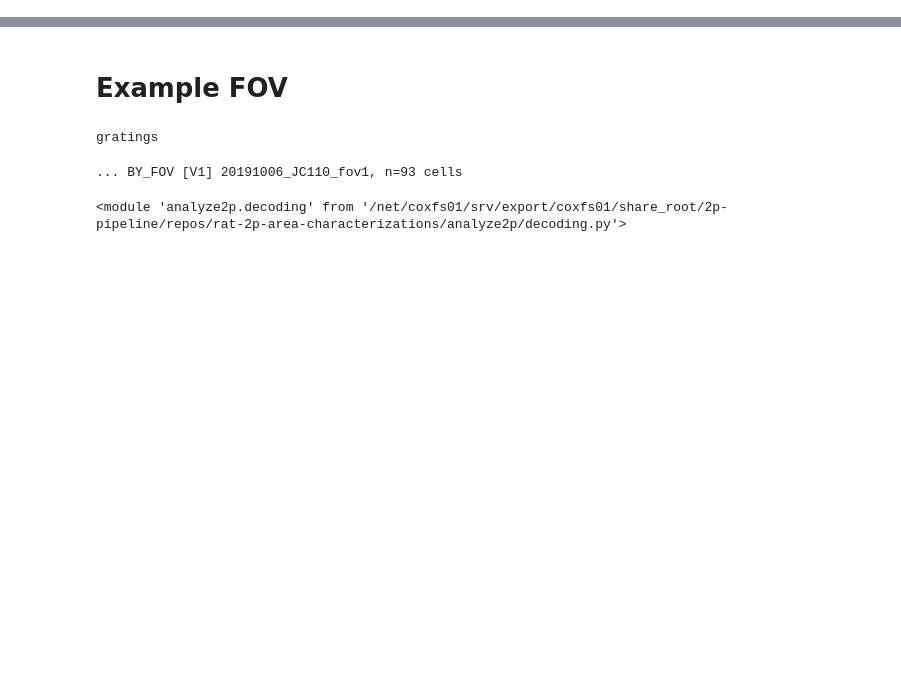
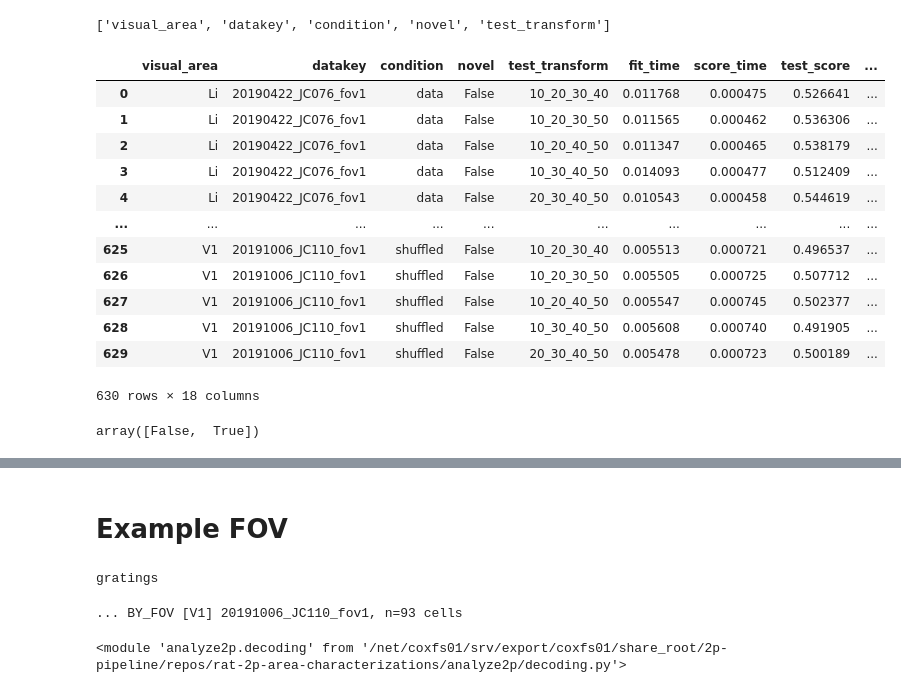
Before and after one commit to julianarhee/rat-2p-area-characterizations, a Jupyter notebook: analyze2p/aggregate/decoding_aggregate.ipynb, the cells around one changed output, grey strips where cells are left out. Cells and saved outputs as stored; diff of their text form; code cells hidden in the pictures; blank space fills up the shorter version.

Commit message:
test and plot size_subset

```diff
--- a/analyze2p/aggregate/decoding_aggregate.ipynb
+++ b/analyze2p/aggregate/decoding_aggregate.ipynb
@@ -27,7 +27,7 @@ fov_type = 'zoom2p0x'
 state = 'awake'
 traceid = 'traces001'
 
-experiment = 'gratings'
+experiment = 'blobs'
 trial_epoch = 'plushalf'
 responsive_test='nstds'
 response_type='dff'
@@ -153,13 +137,21 @@ importlib.reload(dec)
 C_value=1.
 overlap_thr=None
 trial_epoch='plushalf'
+test_type = 'size_subset'
 
-iterdf, missing_ = aggregate_iterated_results(experiment, meta, traceid=traceid,
+iterdf=None; iterdf_b=None;
+iterdf, missing_ = dec.aggregate_iterated_results(experiment, meta,
+                      test_type=test_type,
+                      traceid=traceid,
                       trial_epoch=trial_epoch, responsive_test=responsive_test,
                       C_value=C_value, break_correlations=False,
                       overlap_thr=overlap_thr)
+if test_type is None:
+    iterdf_b, missing_ = dec.aggregate_iterated_results(experiment, meta,
+                          test_type=test_type,
+                          traceid=traceid,
+                          trial_epoch=trial_epoch, responsive_test=responsive_test,
+                          C_value=C_value, break_correlations=False,
+                          overlap_thr=overlap_thr)
 
-iterdf_b, missing_ = aggregate_iterated_results(experiment, meta, traceid=traceid,
-                      trial_epoch=trial_epoch, responsive_test=responsive_test,
-                      C_value=C_value, break_correlations=True,
-                      overlap_thr=overlap_thr)
+    print(iterdf.shape, iterdf_b.shape)
@@ -200,0 +175,29 @@ pl.subplots_adjust(left=0.1, right=0.85, bottom=0.2, top=0.85,
+# %%
+    cols=['visual_area', 'datakey', 'condition']
+    if test_type is not None:
+        cols.extend(['novel', 'test_transform'])
+
+    print(cols)
+# %% [output]
+['visual_area', 'datakey', 'condition', 'novel', 'test_transform']
+# %%
+iterdf.groupby(cols).mean().reset_index()
+# %% [output]
+|  | visual_area | datakey | condition | novel | test_transform | fit_time | score_time | test_score | ... |
+| 0 | Li | 20190422_JC076_fov1 | data | False | 10_20_30_40 | 0.011768 | 0.000475 | 0.526641 | ... |
+| 1 | Li | 20190422_JC076_fov1 | data | False | 10_20_30_50 | 0.011565 | 0.000462 | 0.536306 | ... |
+| 2 | Li | 20190422_JC076_fov1 | data | False | 10_20_40_50 | 0.011347 | 0.000465 | 0.538179 | ... |
+| 3 | Li | 20190422_JC076_fov1 | data | False | 10_30_40_50 | 0.014093 | 0.000477 | 0.512409 | ... |
+| 4 | Li | 20190422_JC076_fov1 | data | False | 20_30_40_50 | 0.010543 | 0.000458 | 0.544619 | ... |
+| ... | ... | ... | ... | ... | ... | ... | ... | ... | ... |
+| 625 | V1 | 20191006_JC110_fov1 | shuffled | False | 10_20_30_40 | 0.005513 | 0.000721 | 0.496537 | ... |
+| 626 | V1 | 20191006_JC110_fov1 | shuffled | False | 10_20_30_50 | 0.005505 | 0.000725 | 0.507712 | ... |
+| 627 | V1 | 20191006_JC110_fov1 | shuffled | False | 10_20_40_50 | 0.005547 | 0.000745 | 0.502377 | ... |
+| 628 | V1 | 20191006_JC110_fov1 | shuffled | False | 10_30_40_50 | 0.005608 | 0.000740 | 0.491905 | ... |
+| 629 | V1 | 20191006_JC110_fov1 | shuffled | False | 20_30_40_50 | 0.005478 | 0.000723 | 0.500189 | ... |
+630 rows × 18 columns
+# %%
+DF = average_iterations(iterdf, iterdf_b=iterdf_b, test_type=test_type)
+DF['novel'].unique()
+# %% [output]
+array([False,  True])
```
Also changed, not shown: parts of 21 cells of this notebook, 1 other file.
